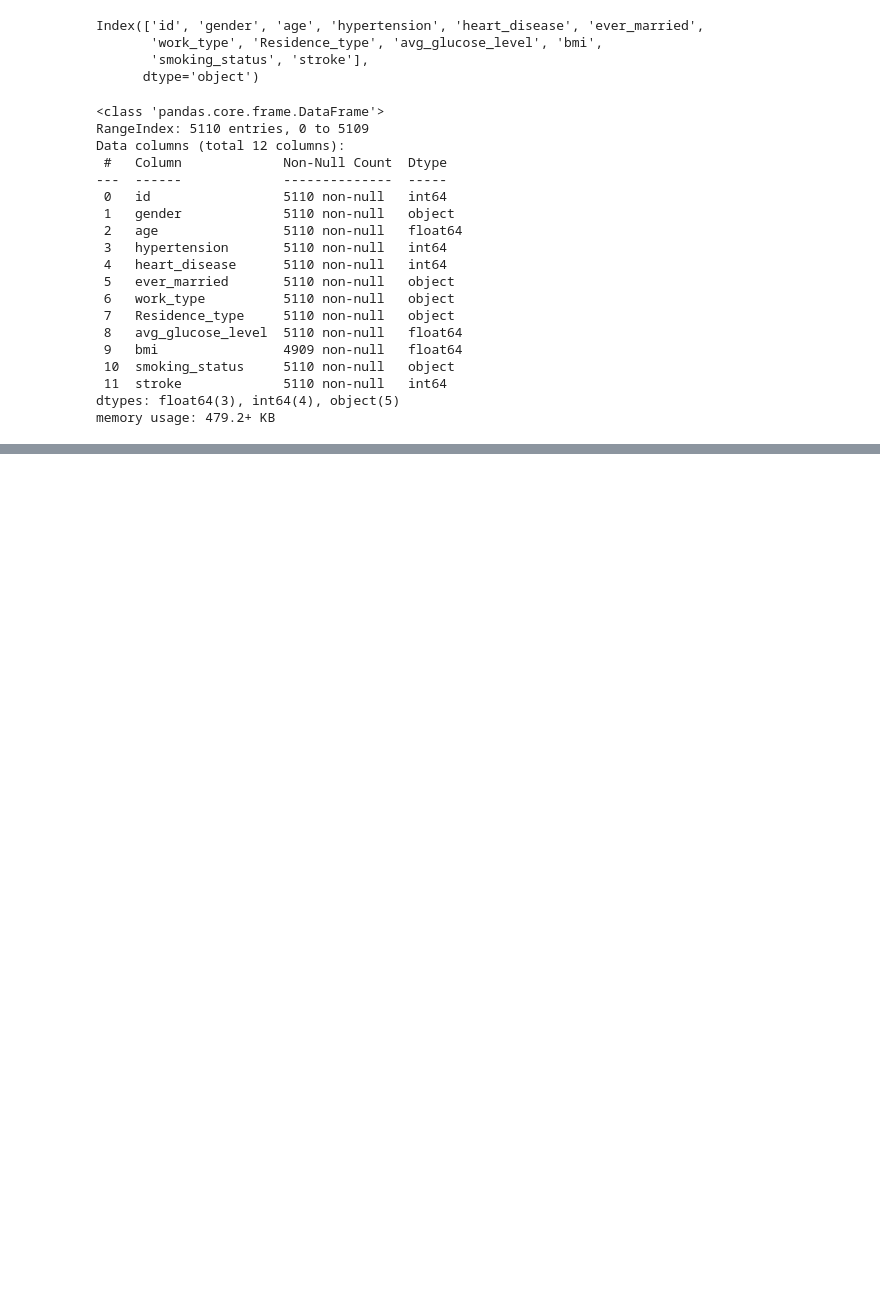
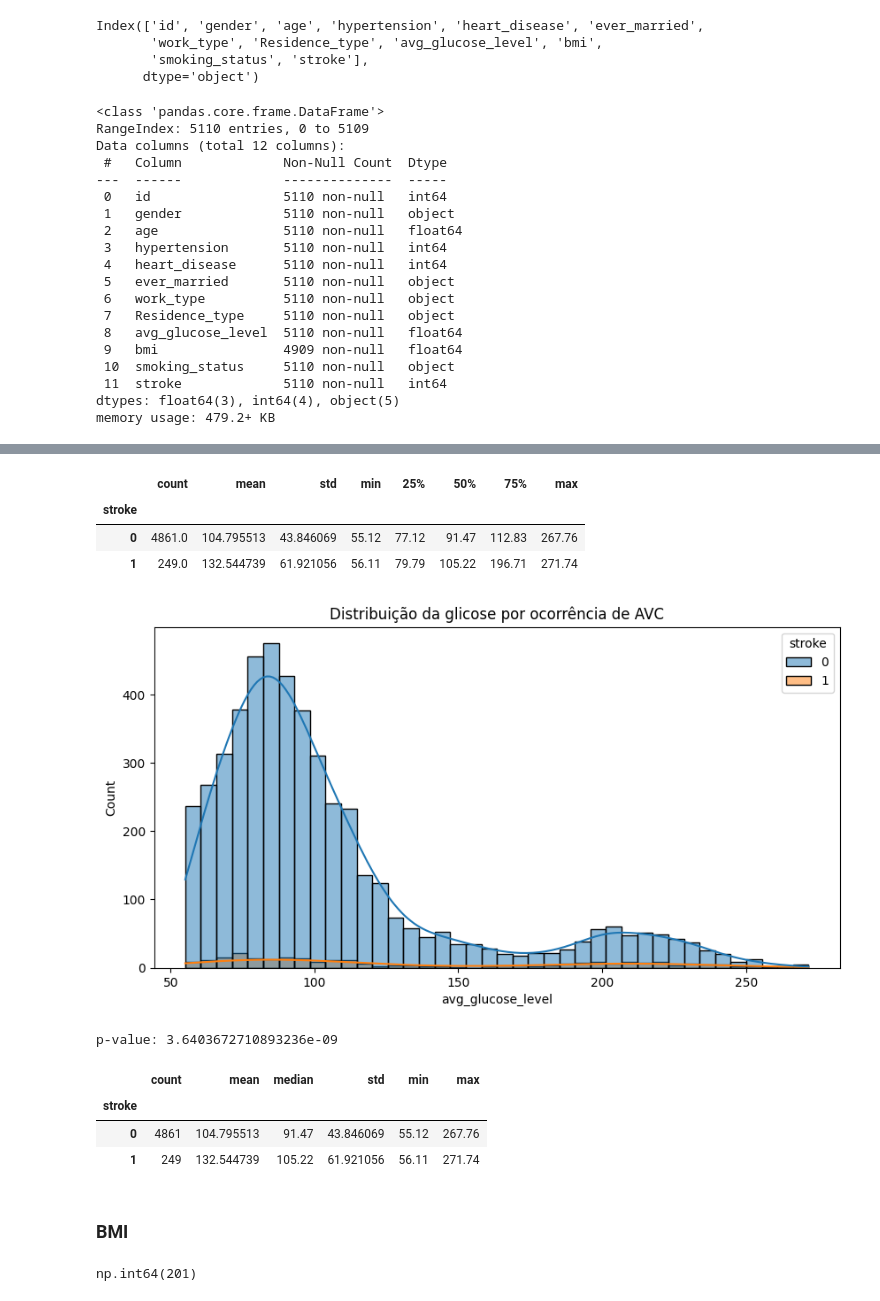
Before and after one commit to Pandolfiz/Stroke-Prediction, a Jupyter notebook: Analise.ipynb, the cells around one changed output, grey strips where cells are left out. Cells and saved outputs as stored; diff of their text form; code cells hidden in the pictures; blank space fills up the shorter version.

```diff
--- a/Analise.ipynb
+++ b/Analise.ipynb
@@ -63,0 +157,5 @@ memory usage: 479.2+ KB
+# %%
+df["faixa_idade"] = pd.cut(
+    df["age"],
+    bins=[0,30,40,50,60,70,120]
+)
@@ -63,0 +177,56 @@ memory usage: 479.2+ KB
+# %%
+df.groupby("stroke")["avg_glucose_level"].describe()
+# %% [output]
+|  | count | mean | std | min | 25% | 50% | 75% | max |
+| stroke |  |  |  |  |  |  |  |  |
+| 0 | 4861.0 | 104.795513 | 43.846069 | 55.12 | 77.12 | 91.47 | 112.83 | 267.76 |
+| 1 | 249.0 | 132.544739 | 61.921056 | 56.11 | 79.79 | 105.22 | 196.71 | 271.74 |
+# %%
+plt.figure(figsize=(10,5))
+
+sns.histplot(
+    data=df,
+    x="avg_glucose_level",
+    hue="stroke",
+    kde=True,
+    bins=40
+)
+
+plt.title("Distribuição da glicose por ocorrência de AVC")
+plt.show()
+# %% [output]
+[figure, added]
+# %%
+
+stroke_0_glicose = df[df["stroke"] == 0]["avg_glucose_level"]
+stroke_1_glicose = df[df["stroke"] == 1]["avg_glucose_level"]
+
+stat, p = mannwhitneyu(
+    stroke_0_glicose,
+    stroke_1_glicose,
+    alternative="two-sided"
+)
+
+print("p-value:", p)
+# %% [output]
+p-value: 3.6403672710893236e-09
+# %%
+df.groupby("stroke")["avg_glucose_level"].agg([
+    "count",
+    "mean",
+    "median",
+    "std",
+    "min",
+    "max"
+])
+# %% [output]
+|  | count | mean | median | std | min | max |
+| stroke |  |  |  |  |  |  |
+| 0 | 4861 | 104.795513 | 91.47 | 43.846069 | 55.12 | 267.76 |
+| 1 | 249 | 132.544739 | 105.22 | 61.921056 | 56.11 | 271.74 |
+# %% [markdown]
+### BMI
+# %%
+df["bmi"].isnull().sum()
+# %% [output]
+np.int64(201)
```
Also changed, not shown: parts of 25 cells of this notebook.
